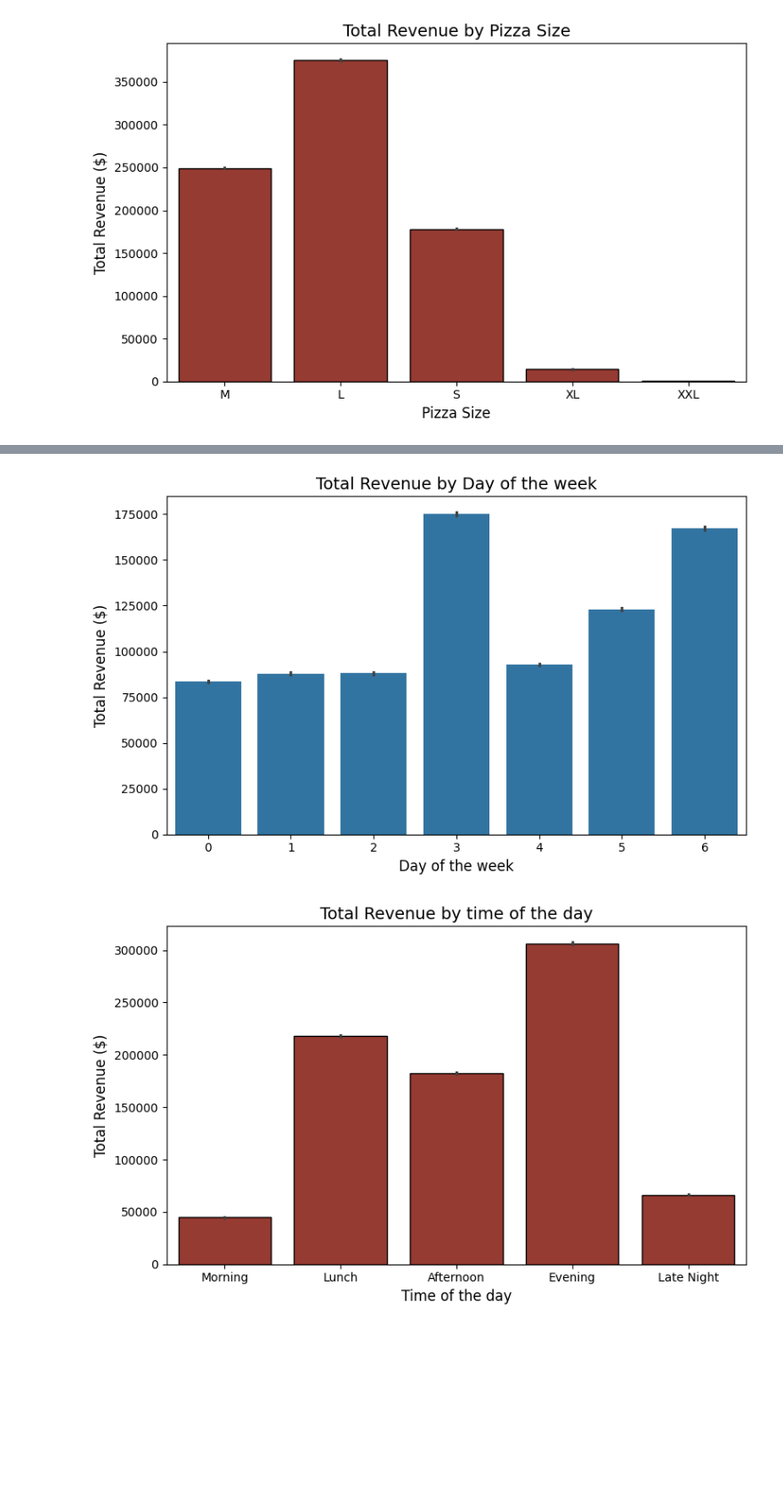
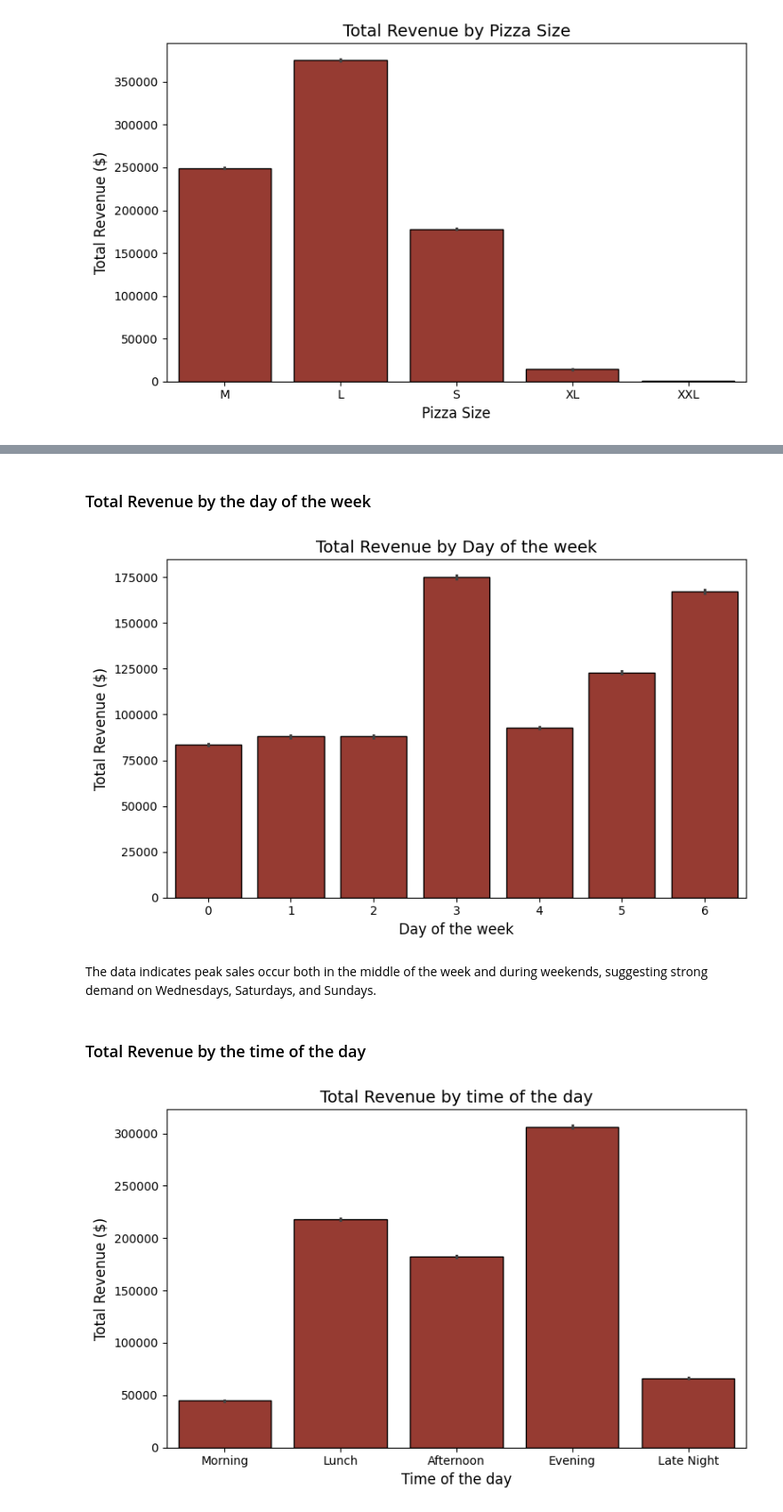
Before and after one commit to AdityaKumbhar21/Pizza_Sales_Analysis_and_Forecasting, a Jupyter notebook: notebooks/01_EDA.ipynb, the cells around one changed output, grey strips where cells are left out. Shown: that part at 89% size. Cells and saved outputs as stored; diff of their text form; code cells hidden in the pictures; blank space fills up the shorter version.

```diff
--- a/notebooks/01_EDA.ipynb
+++ b/notebooks/01_EDA.ipynb
@@ -351,12 +419,18 @@ plt.tight_layout()
+# %% [markdown]
+### Total Revenue by the day of the week
 # %%
 plt.figure(figsize=(8, 5))
-sns.barplot(data=df, x='day_of_week', y='total_price', estimator=sum)
+sns.barplot(data=df, x='day_of_week', y='total_price', estimator=sum, color='#a72d21',edgecolor='black')
 plt.xlabel("Day of the week", fontsize=12)
 plt.ylabel("Total Revenue ($)", fontsize=12)
 plt.title("Total Revenue by Day of the week", fontsize=14)
 plt.tight_layout()
 # %% [output]
-[figure, old version]
+[figure, new version]
+# %% [markdown]
+The data indicates peak sales occur both in the middle of the week and during weekends, suggesting strong demand on Wednesdays, Saturdays, and Sundays.
+# %% [markdown]
+### Total Revenue by the time of the day
 # %%
 def hour_group(hour):
     if 11 <= hour < 12:
```
Also changed, not shown: parts of 37 cells of this notebook, 4 other files.
